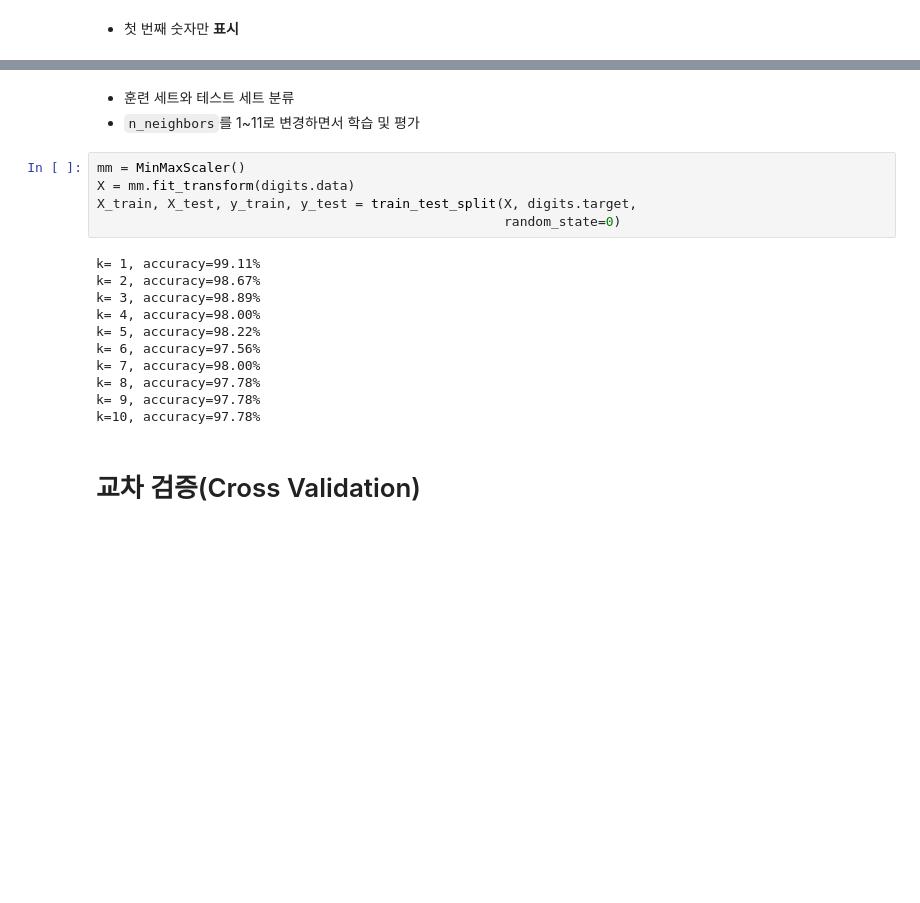
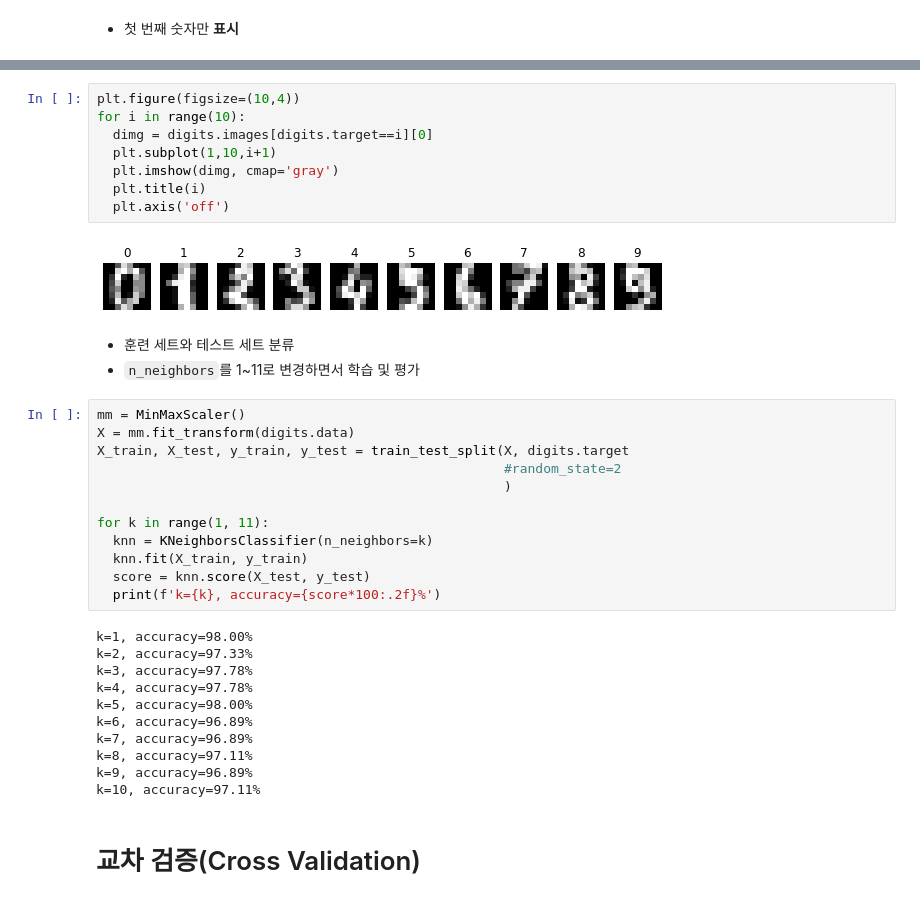
Before and after one commit to dnjswnsthd/bnk_py, a Jupyter notebook: 1_ML_AtoZ_KNN_lab.ipynb, the cells around one changed output, grey strips where cells are left out. Cells and saved outputs as stored; diff of their text form; blank space fills up the shorter version.

```diff
--- a/1_ML_AtoZ_KNN_lab.ipynb
+++ b/1_ML_AtoZ_KNN_lab.ipynb
@@ -945,22 +962,39 @@ Optical recognition of handwritten digits dataset
+# %%
+plt.figure(figsize=(10,4))
+for i in range(10):
+  dimg = digits.images[digits.target==i][0]
+  plt.subplot(1,10,i+1)
+  plt.imshow(dimg, cmap='gray')
+  plt.title(i)
+  plt.axis('off')
+# %% [output]
+[figure, added]
 # %% [markdown]
 * 훈련 세트와 테스트 세트 분류
 * `n_neighbors`를 1~11로 변경하면서 학습 및 평가
 # %%
 mm = MinMaxScaler()
 X = mm.fit_transform(digits.data)
-X_train, X_test, y_train, y_test = train_test_split(X, digits.target,
-                                                    random_state=0)
+X_train, X_test, y_train, y_test = train_test_split(X, digits.target
+                                                    #random_state=2
+                                                    )
+
+for k in range(1, 11):
+  knn = KNeighborsClassifier(n_neighbors=k)
+  knn.fit(X_train, y_train)
+  score = knn.score(X_test, y_test)
+  print(f'k={k}, accuracy={score*100:.2f}%')
 # %% [output]
-k= 1, accuracy=99.11%
-k= 2, accuracy=98.67%
-k= 3, accuracy=98.89%
-k= 4, accuracy=98.00%
-k= 5, accuracy=98.22%
-k= 6, accuracy=97.56%
-k= 7, accuracy=98.00%
-k= 8, accuracy=97.78%
-k= 9, accuracy=97.78%
-k=10, accuracy=97.78%
+k=1, accuracy=98.00%
+k=2, accuracy=97.33%
+k=3, accuracy=97.78%
+k=4, accuracy=97.78%
+k=5, accuracy=98.00%
+k=6, accuracy=96.89%
+k=7, accuracy=96.89%
+k=8, accuracy=97.11%
+k=9, accuracy=96.89%
+k=10, accuracy=97.11%
 # %% [markdown]
 # 교차 검증(Cross Validation)
 # %% [markdown]
```
Also changed, not shown: parts of 27 cells of this notebook.
